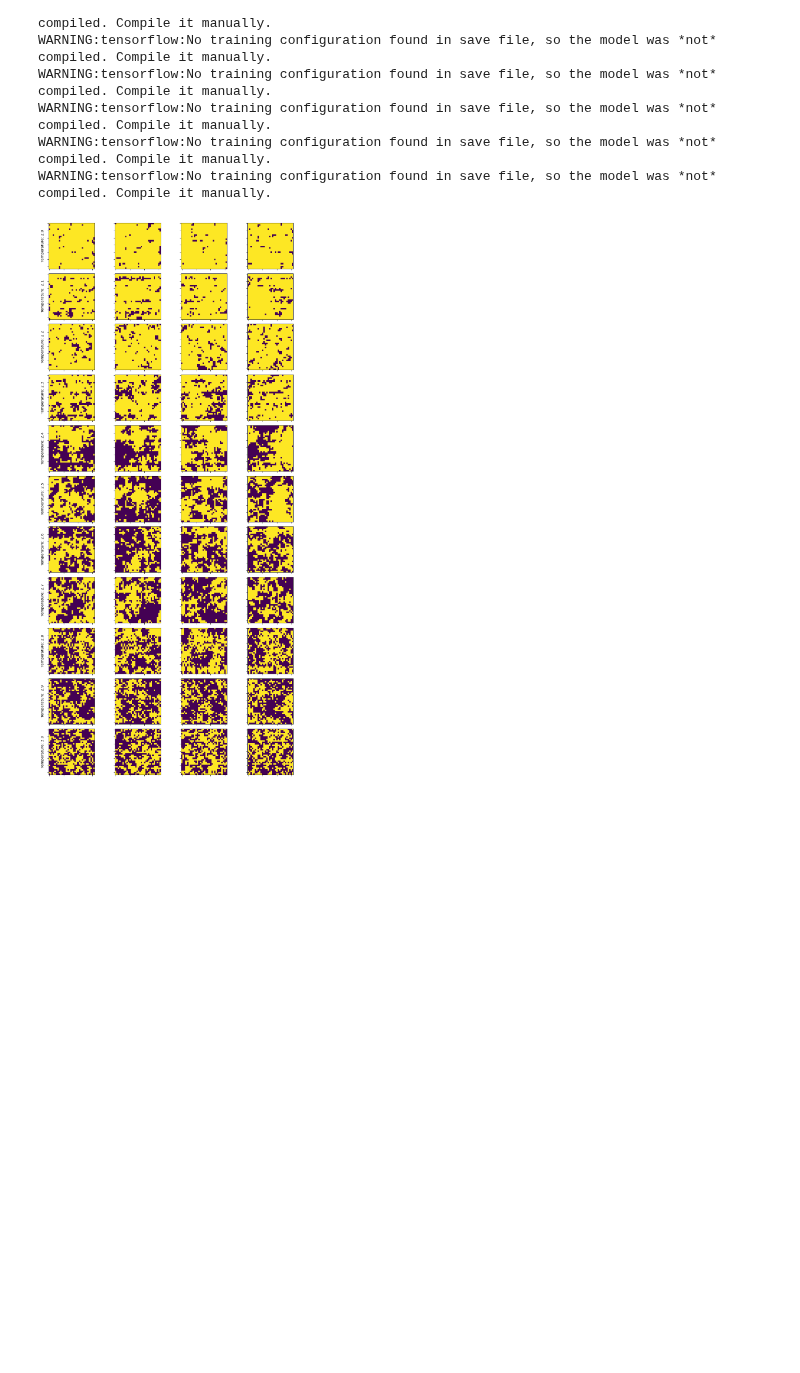
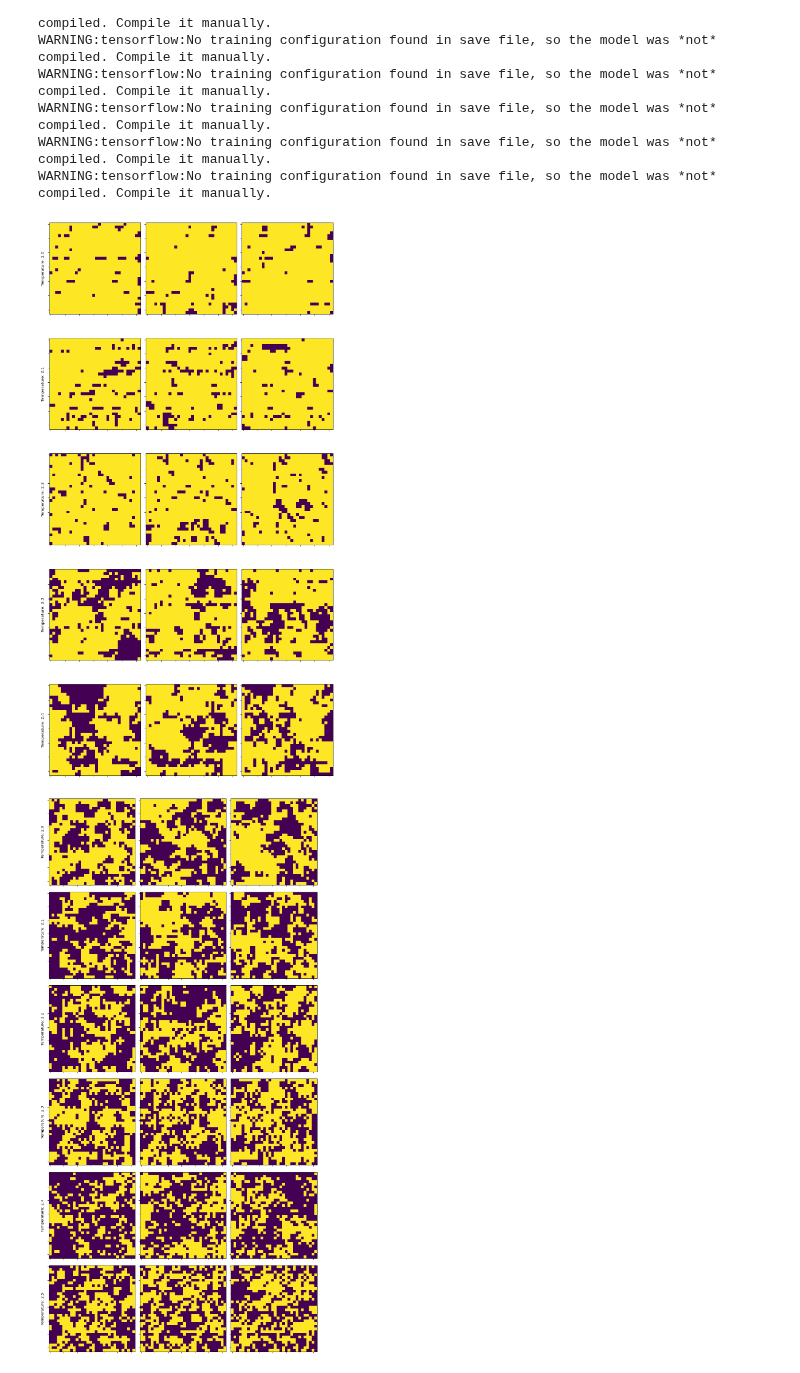
Before and after one commit to pSzyc/Ising, a Jupyter notebook: Model/GAN/GAN_sample.ipynb, the cells around one changed output. Cells and saved outputs as stored; diff of their text form; code cells hidden in the pictures; blank space fills up the shorter version.

Commit message:
changing plots

```diff
--- a/Model/GAN/GAN_sample.ipynb
+++ b/Model/GAN/GAN_sample.ipynb
@@ -146,26 +146,26 @@ WARNING:tensorflow:No training configuration found in save file, so the model wa
 # %%
 import numpy as np
 import matplotlib.pyplot as plt
 
-# Calculate the number of rows needed
-nrows = len(temps)
+def plot_samples(titles, folder, temps, name):
+    nrpws = len(temps)
+    ncols = 3
+    fig, axes = plt.subplots(nrows=nrpws, ncols=ncols, figsize=(10, 20))
+    plt.subplots_adjust(top=0.96)
+    for i, ax_row in enumerate(axes):
+        ax_row[0].set_ylabel(titles[i], rotation=90, size='large')
+        predictions = sample(5, models[temps[i]])
+        for j, ax in enumerate(ax_row):
+            ax.yaxis.set_ticklabels([])
+            ax.xaxis.set_ticklabels([])
+            spins = np.random.binomial(1, predictions[j, :, :])
+            ax.imshow(spins, vmin=0, vmax=1)
+    plt.tight_layout()
+    plt.savefig(f"results/{folder}/plots/samples_{name}.svg")
+    plt.savefig(f"results/{folder}/plots/samples_{name}.png")
 
-# Number of samples for each temperature
-ncols = 4
-
-fig, axes = plt.subplots(nrows=nrows, ncols=ncols, figsize=(10, 20))
-plt.subplots_adjust(top=0.96)
-
-for i, ax_row in enumerate(axes):
-    ax_row[0].set_ylabel(titles[i], rotation=90, size='large')
-    predictions = sample(5, models[temps[i]])
-    for j, ax in enumerate(ax_row):
-        ax.yaxis.set_ticklabels([])
-        ax.xaxis.set_ticklabels([])
-        spins = np.random.binomial(1, predictions[j, :, :])
-        ax.imshow(spins, vmin=0, vmax=1)
-
-plt.tight_layout()
-plt.savefig(f"results/{folder}/plots/samples.svg")
+plot_samples(titles, folder, temps[:5], "low")
+plot_samples(titles, folder, temps[5:], "high")
 # %% [output]
-[figure, old version]
+[figure, new version]
+[figure, added]
```
Also changed, not shown: parts of 1 cell of this notebook, 1 other file.
